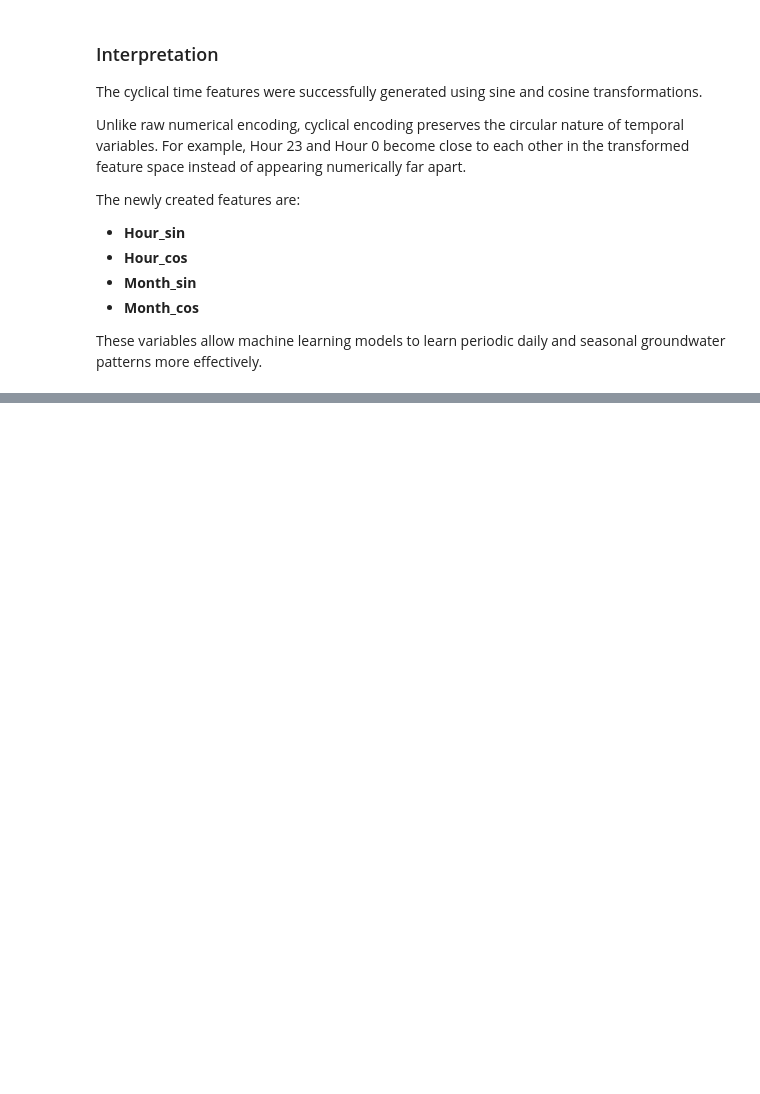
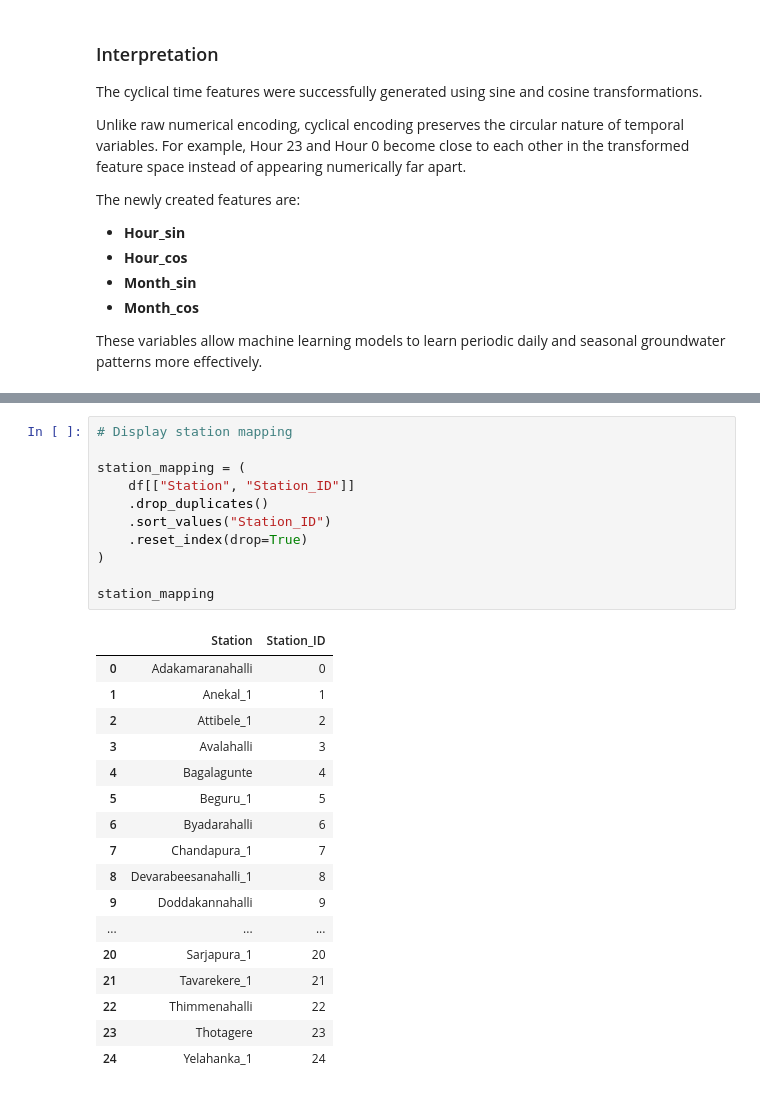
Before and after one commit to Koushik23R/groundwater-ai, a Jupyter notebook: notebooks/04_feature_engineering.ipynb, the cells around one changed output, grey strips where cells are left out. Cells and saved outputs as stored; diff of their text form; blank space fills up the shorter version.

```diff
--- a/notebooks/04_feature_engineering.ipynb
+++ b/notebooks/04_feature_engineering.ipynb
@@ -310,0 +331,29 @@ These variables allow machine learning models to learn periodic daily and season
+# %%
+# Display station mapping
+
+station_mapping = (
+    df[["Station", "Station_ID"]]
+    .drop_duplicates()
+    .sort_values("Station_ID")
+    .reset_index(drop=True)
+)
+
+station_mapping
+# %% [output]
+|  | Station | Station_ID |
+| 0 | Adakamaranahalli | 0 |
+| 1 | Anekal_1 | 1 |
+| 2 | Attibele_1 | 2 |
+| 3 | Avalahalli | 3 |
+| 4 | Bagalagunte | 4 |
+| 5 | Beguru_1 | 5 |
+| 6 | Byadarahalli | 6 |
+| 7 | Chandapura_1 | 7 |
+| 8 | Devarabeesanahalli_1 | 8 |
+| 9 | Doddakannahalli | 9 |
+| ... | ... | ... |
+| 20 | Sarjapura_1 | 20 |
+| 21 | Tavarekere_1 | 21 |
+| 22 | Thimmenahalli | 22 |
+| 23 | Thotagere | 23 |
+| 24 | Yelahanka_1 | 24 |
```
Also changed, not shown: parts of 8 cells of this notebook.
